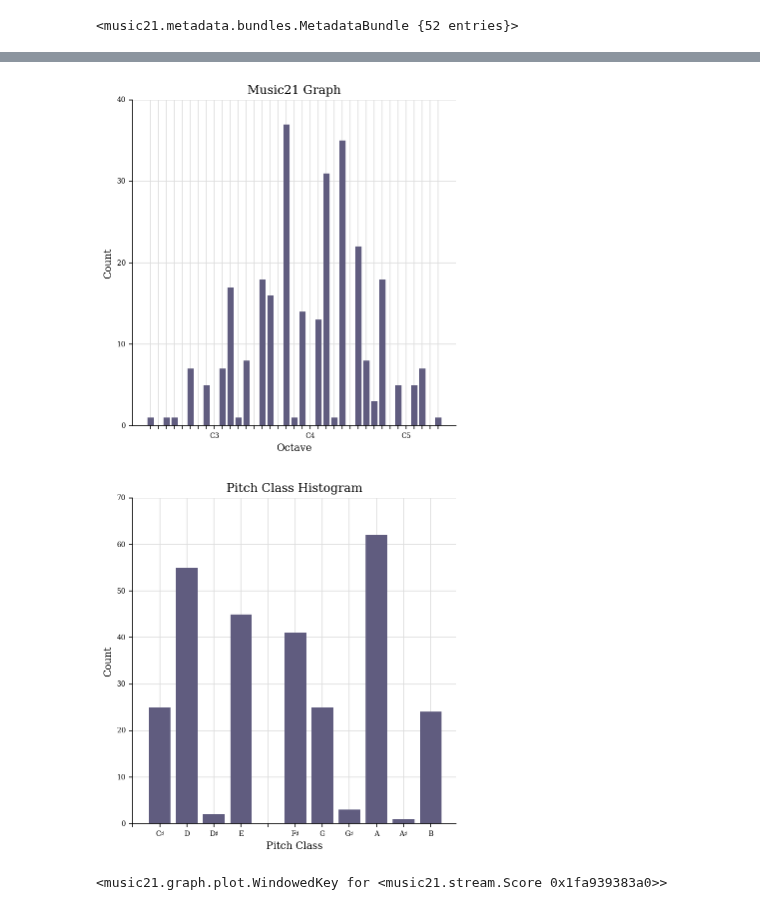
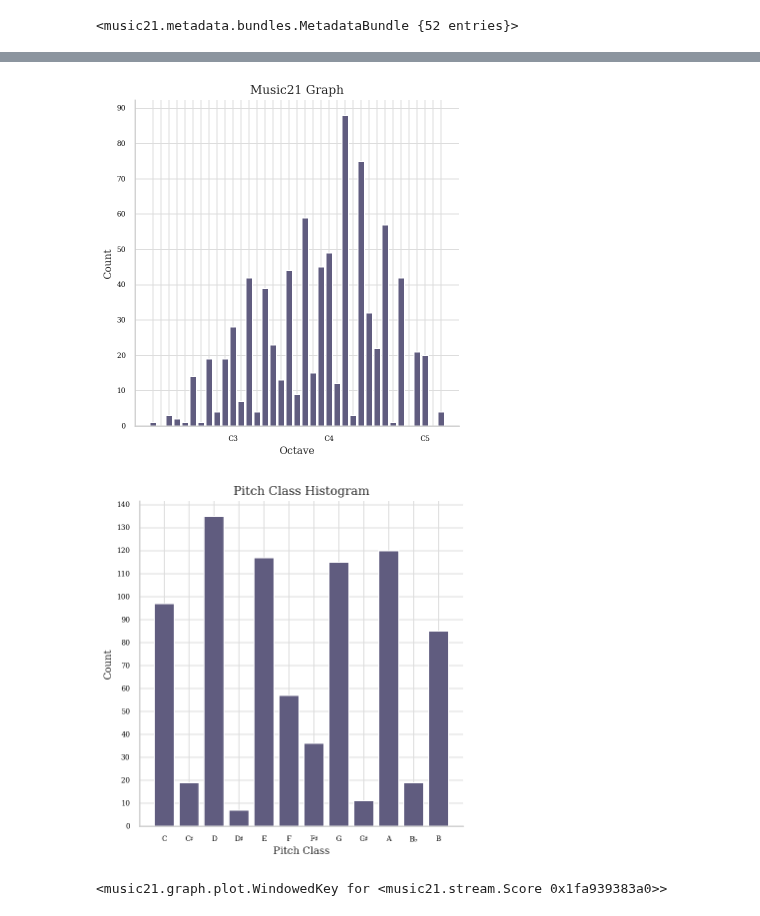
Before and after one commit to dwbzen/pymusic, a Jupyter notebook: music_EDA.ipynb, the cells around one changed output, grey strips where cells are left out. Drawn from its saved outputs; the diff is of its cells as text; code cells hidden in the pictures.

```diff
--- a/music_EDA.ipynb
+++ b/music_EDA.ipynb
@@ -1094,6 +1092,6 @@ corpus.search(predicate, 'title')
 # %% [output]
 <music21.metadata.bundles.MetadataBundle {52 entries}>
 # %%
-s = corpus.parse("BWV317")
+s = corpus.parse("BWV371")
 s.plot('histogram', 'octave', xHideUnused=False, yAxisLabel='Number of Pitches')
 # %% [output]
@@ -1101,8 +1099,8 @@ s.plot('histogram', 'octave', xHideUnused=False, yAxisLabel='Number of Pitches')
-[figure, old version]
+[figure, new version]
 # %%
 x = s.plot('histogram', 'pitchClass', xHideUnused=False, yAxisLabel='Number of Pitches')
 # %% [output]
-[figure, old version]
+[figure, new version]
 # %%
 s.plot('colorgrid')
 # %% [output]
```
Also changed, not shown: parts of 16 cells of this notebook, 19 other files.
